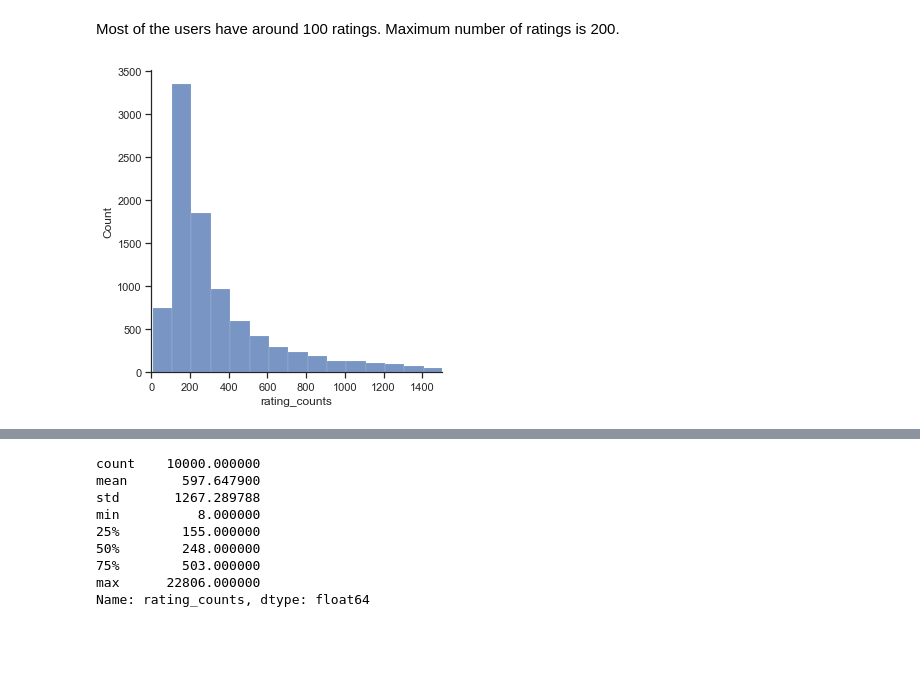
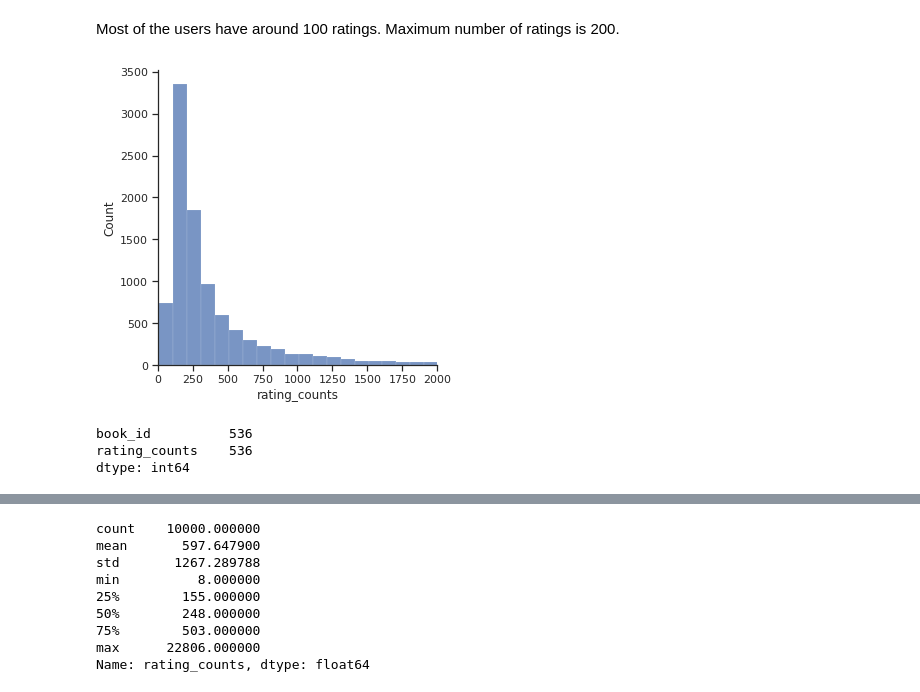
Before and after one commit to christofranz/book-recommendation-engine, a Jupyter notebook: data_inspection.ipynb, the cells around one changed output, grey strips where cells are left out. Cells and saved outputs as stored; diff of their text form; code cells hidden in the pictures; blank space fills up the shorter version.

```diff
--- a/data_inspection.ipynb
+++ b/data_inspection.ipynb
@@ -125,9 +142,17 @@ sns.displot(data=ratings_per_user, x="rating_counts", binwidth=10)
 # %% [markdown]
 Most of the users have around 100 ratings. Maximum number of ratings is 200.
 # %%
+# inspect the distribution of ratings per book
 ratings_per_book = ratings.groupby(["book_id"]).count()["rating"].reset_index(name="rating_counts")
 book_hist = sns.displot(data=ratings_per_book, x="rating_counts", binwidth=100)
-book_hist.set(xlim=(0, 1500))
+book_hist.set(xlim=(0, 2000))
 plt.show()
 # %% [output]
-[figure, old version]
+[figure, new version]
+# %%
+# how many books have more than 2000 ratings
+ratings_per_book[ratings_per_book["rating_counts"]>2000].count()
+# %% [output]
+book_id          536
+rating_counts    536
+dtype: int64
```
Also changed, not shown: parts of 10 cells of this notebook.
